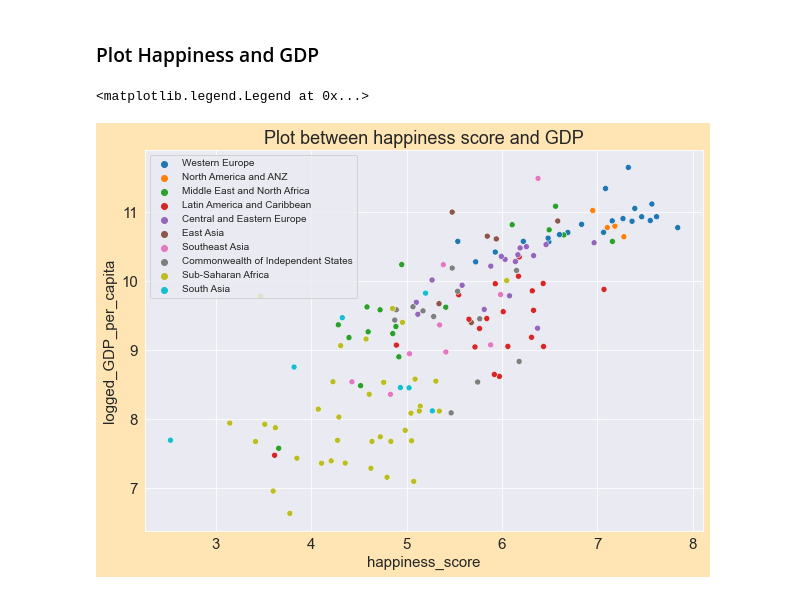
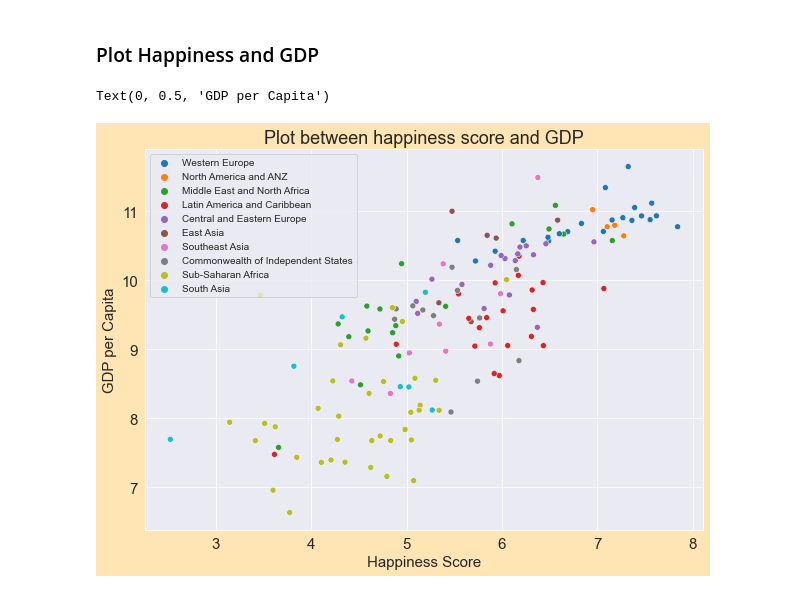
Before and after one commit to eliud-kagema/world-happiness-analysis, a Jupyter notebook: world-happiness-report-2021.ipynb, the cells around one changed output. Drawn from its saved outputs; the diff is of its cells as text; code cells hidden in the pictures.

```diff
--- a/world-happiness-report-2021.ipynb
+++ b/world-happiness-report-2021.ipynb
@@ -57,8 +57,9 @@ dtype: int64
 # %%
 plt.title('Plot between happiness score and GDP')
 sns.scatterplot(x= happy_df.happiness_score, y=happy_df.logged_GDP_per_capita, hue=happy_df.regional_indicator )
 plt.legend(loc = 'upper left', fontsize ='10')
-plt.xlabel
+plt.xlabel ('Happiness Score')
+plt.ylabel('GDP per Capita')
 # %% [output]
-<matplotlib.legend.Legend at 0x...>
+Text(0, 0.5, 'GDP per Capita')
-[figure, old version]
+[figure, new version]
```
Also changed, not shown: parts of 11 cells of this notebook.
